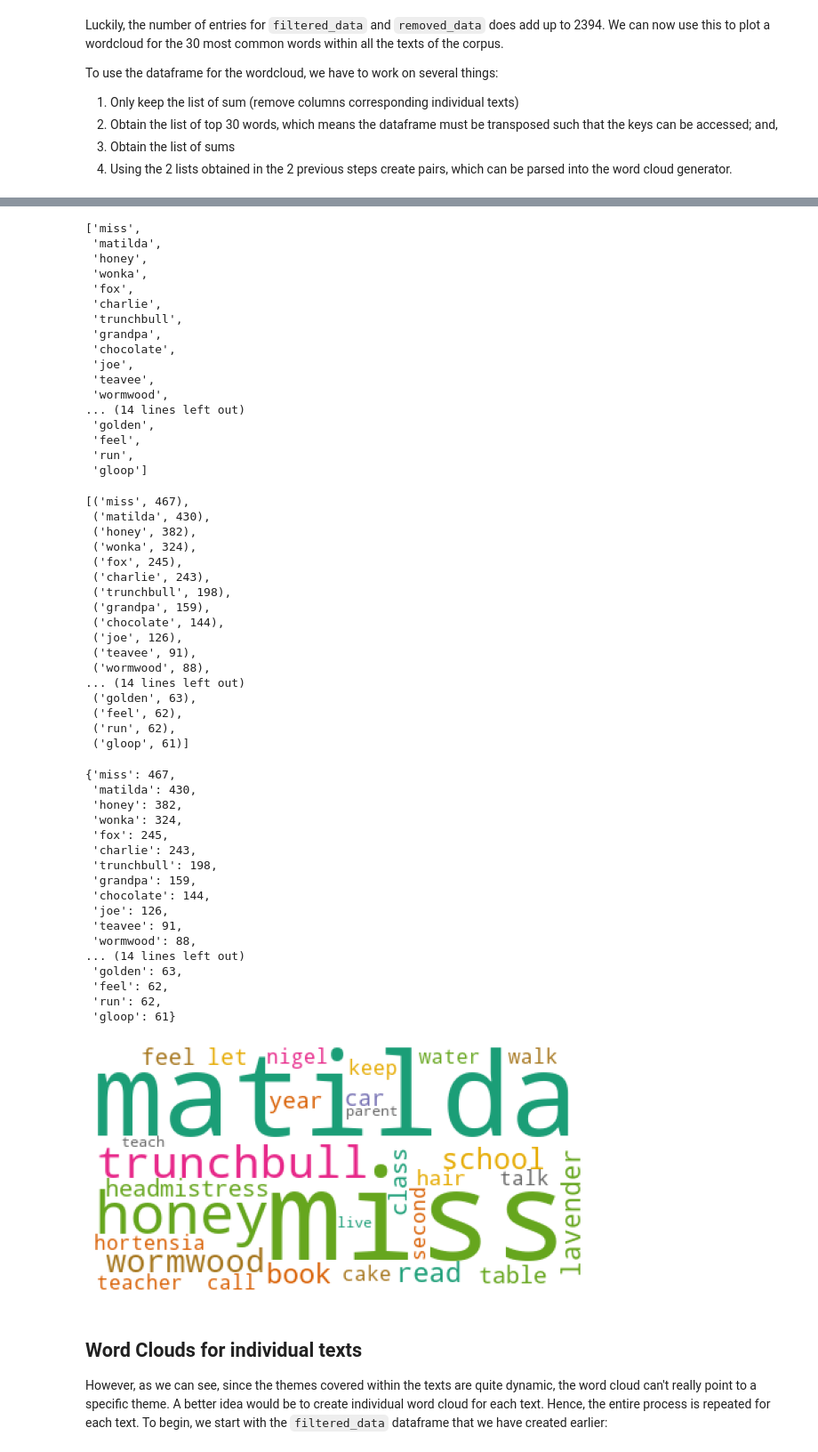
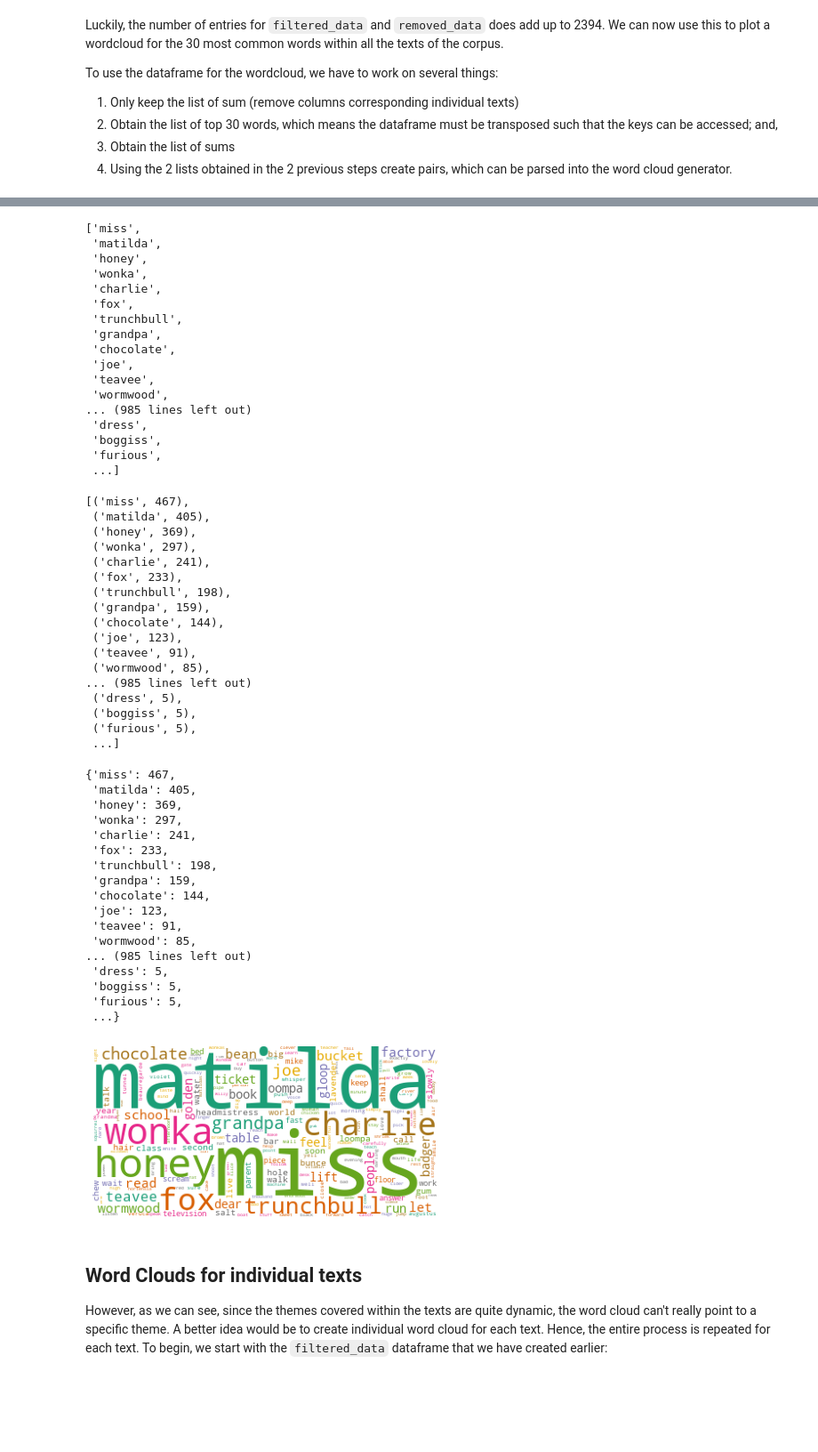
Before and after one commit to cluelesselectrostar/My-Own-NLP-Project, a Jupyter notebook: 2 Exploratory Data Cleaning.ipynb, the cells around one changed output, grey strips where cells are left out. Shown at 89% size. Saved outputs shown, nothing was run; the diff lists cells and outputs as text; code cells hidden in the pictures; blank space fills up the shorter version.

```diff
--- a/2 Exploratory Data Cleaning.ipynb
+++ b/2 Exploratory Data Cleaning.ipynb
@@ -113,7 +133,7 @@ To use the dataframe for the wordcloud, we have to work on several things:
 3. Obtain the list of sums
 4. Using the 2 lists obtained in the 2 previous steps create pairs, which can be parsed into the word cloud generator.
 # %%
-wordcloud_dtm = filtered_data.head(30)
+wordcloud_dtm = filtered_data
 wordcloud_dtm = wordcloud_dtm.drop(bookNames, axis=1)
 wordcloud_dtm
 # %% [output]
@@ -166,19 +182,19 @@ cloud_list
  'matilda',
  'honey',
  'wonka',
+ 'charlie',
  'fox',
- 'charlie',
  'trunchbull',
  'grandpa',
  'chocolate',
  'joe',
  'teavee',
  'wormwood',
-... (14 lines left out)
- 'golden',
- 'feel',
- 'run',
- 'gloop']
+... (985 lines left out)
+ 'dress',
+ 'boggiss',
+ 'furious',
+ ...]
 # %%
 pairs = []
 for i in range(0,len(cloud_list)):
@@ -187,60 +203,60 @@ for i in range(0,len(cloud_list)):
 pairs
 # %% [output]
 [('miss', 467),
- ('matilda', 430),
- ('honey', 382),
- ('wonka', 324),
- ('fox', 245),
- ('charlie', 243),
+ ('matilda', 405),
+ ('honey', 369),
+ ('wonka', 297),
+ ('charlie', 241),
+ ('fox', 233),
  ('trunchbull', 198),
  ('grandpa', 159),
  ('chocolate', 144),
- ('joe', 126),
+ ('joe', 123),
  ('teavee', 91),
- ('wormwood', 88),
-... (14 lines left out)
- ('golden', 63),
- ('feel', 62),
- ('run', 62),
- ('gloop', 61)]
+ ('wormwood', 85),
+... (985 lines left out)
+ ('dress', 5),
+ ('boggiss', 5),
+ ('furious', 5),
+ ...]
 # %%
 pairs_dict = dict((x, y) for x, y in pairs)
 pairs_dict
 # %% [output]
 {'miss': 467,
- 'matilda': 430,
- 'honey': 382,
- 'wonka': 324,
- 'fox': 245,
- 'charlie': 243,
+ 'matilda': 405,
+ 'honey': 369,
+ 'wonka': 297,
+ 'charlie': 241,
+ 'fox': 233,
  'trunchbull': 198,
  'grandpa': 159,
  'chocolate': 144,
- 'joe': 126,
+ 'joe': 123,
  'teavee': 91,
- 'wormwood': 88,
-... (14 lines left out)
- 'golden': 63,
- 'feel': 62,
- 'run': 62,
- 'gloop': 61}
+ 'wormwood': 85,
+... (985 lines left out)
+ 'dress': 5,
+ 'boggiss': 5,
+ 'furious': 5,
+ ...}
 # %%
 import matplotlib.pyplot as plt
 import numpy as np
 from PIL import Image
 from wordcloud import WordCloud
 
-plt.rcParams['figure.figsize'] = [10, 10]
+plt.rcParams['figure.figsize'] = [7, 5]
 
-image_mask = np.array(Image.open('fox.png'))
+# image_mask = np.array(Image.open('fox.png'))
 wc = WordCloud(background_color="white", colormap="Dark2", random_state=42) # mask = image_mask)
 
 wc.fit_words(pairs_dict)
 plt.imshow(wc)
 plt.axis("off")
 plt.show()
 # %% [output]
-[figure, old version]
+[figure, new version]
 # %% [markdown]
 ## Word Clouds for individual texts
 However, as we can see, since the themes covered within the texts are quite dynamic, the word cloud can't really point to a specific theme. A better idea would be to create individual word cloud for each text. Hence, the entire process is repeated for each text. To begin, we start with the `filtered_data` dataframe that we have created earlier:
```
Also changed, not shown: parts of 25 cells of this notebook, 8 other files.
